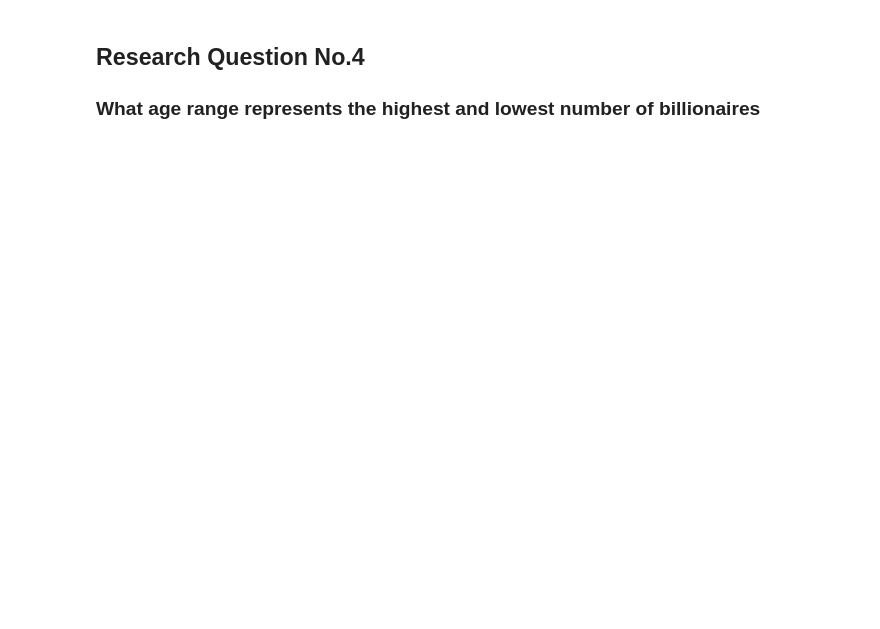
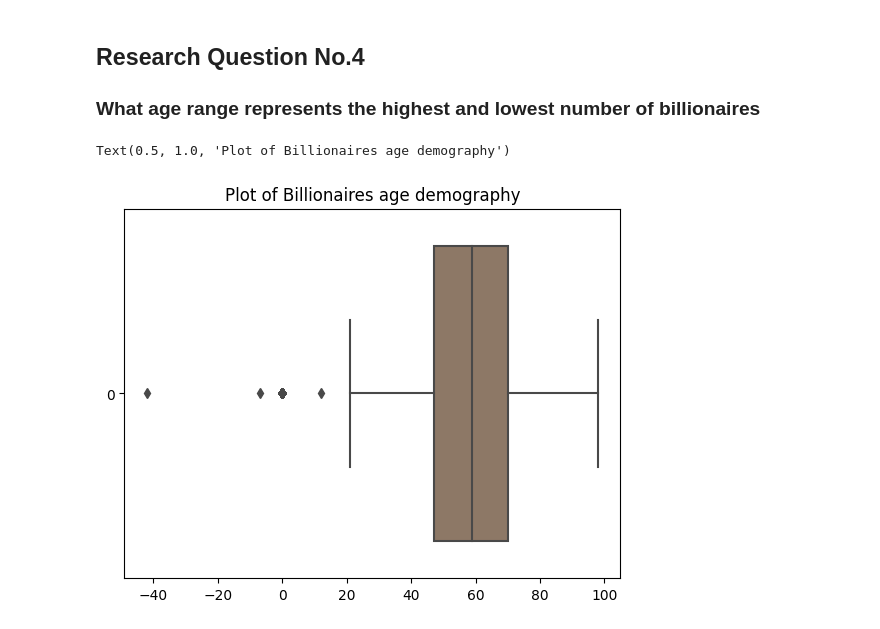
Before and after one commit to obinnaofomah/Forbes_Billionaires_Analysis, a Jupyter notebook: Billionaire Data Analysis.ipynb, the cells around one changed output. Cells and saved outputs as stored; diff of their text form; code cells hidden in the pictures; blank space fills up the shorter version.

```diff
--- a/Billionaire Data Analysis.ipynb
+++ b/Billionaire Data Analysis.ipynb
@@ -482,3 +483,10 @@ for i, v in enumerate(female_group['Count']):
 # %% [markdown]
 ## Research Question No.4
 ### What age range represents the highest and lowest number of billionaires
+# %%
+# Inspect the Age distribution using the boxplot
+sns.boxplot(data['demographics.age'], orient='h', color='#937860')
+plt.title('Plot of Billionaires age demography')
+# %% [output]
+Text(0.5, 1.0, 'Plot of Billionaires age demography')
+[figure, added]
```
Also changed, not shown: parts of 15 cells of this notebook.
